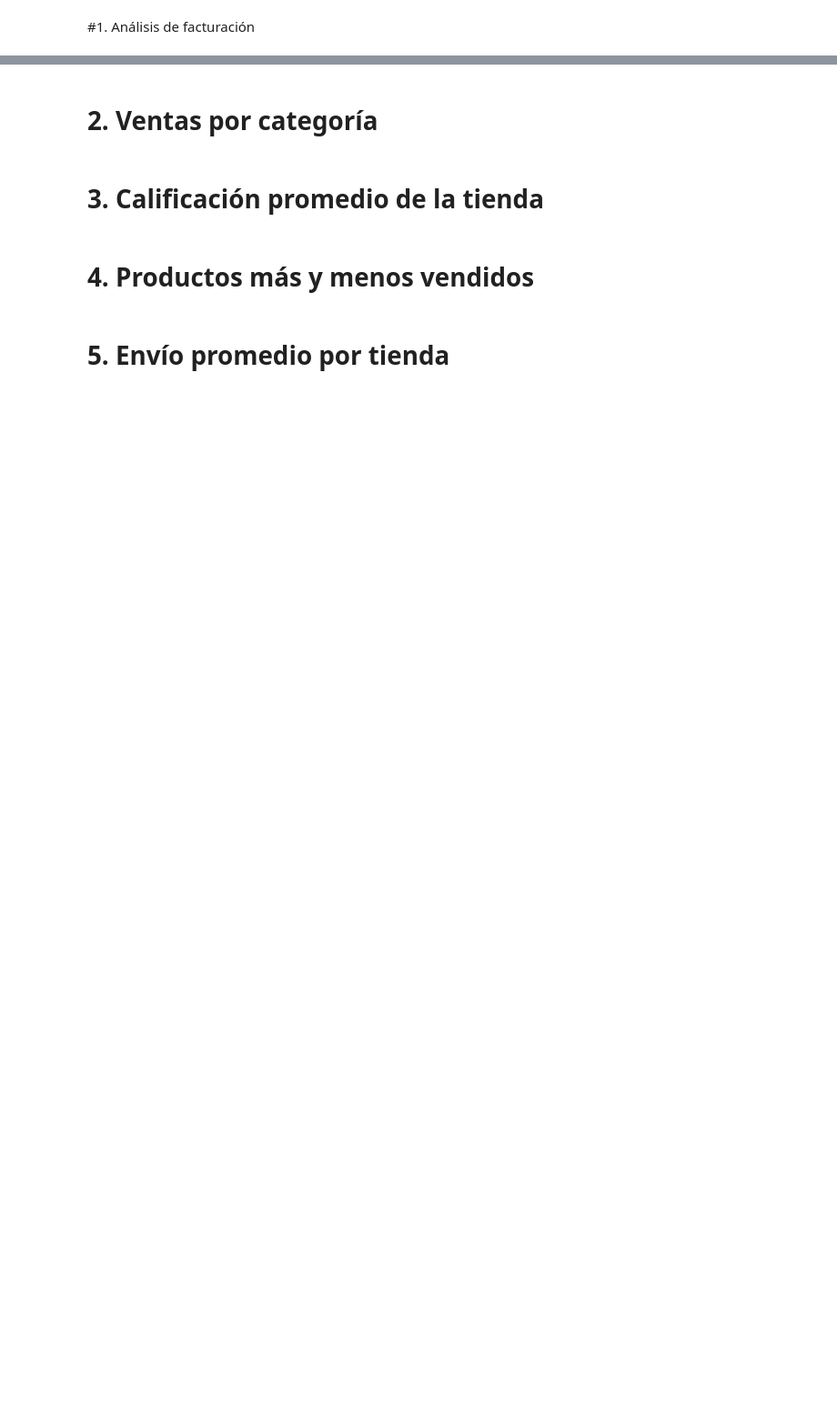
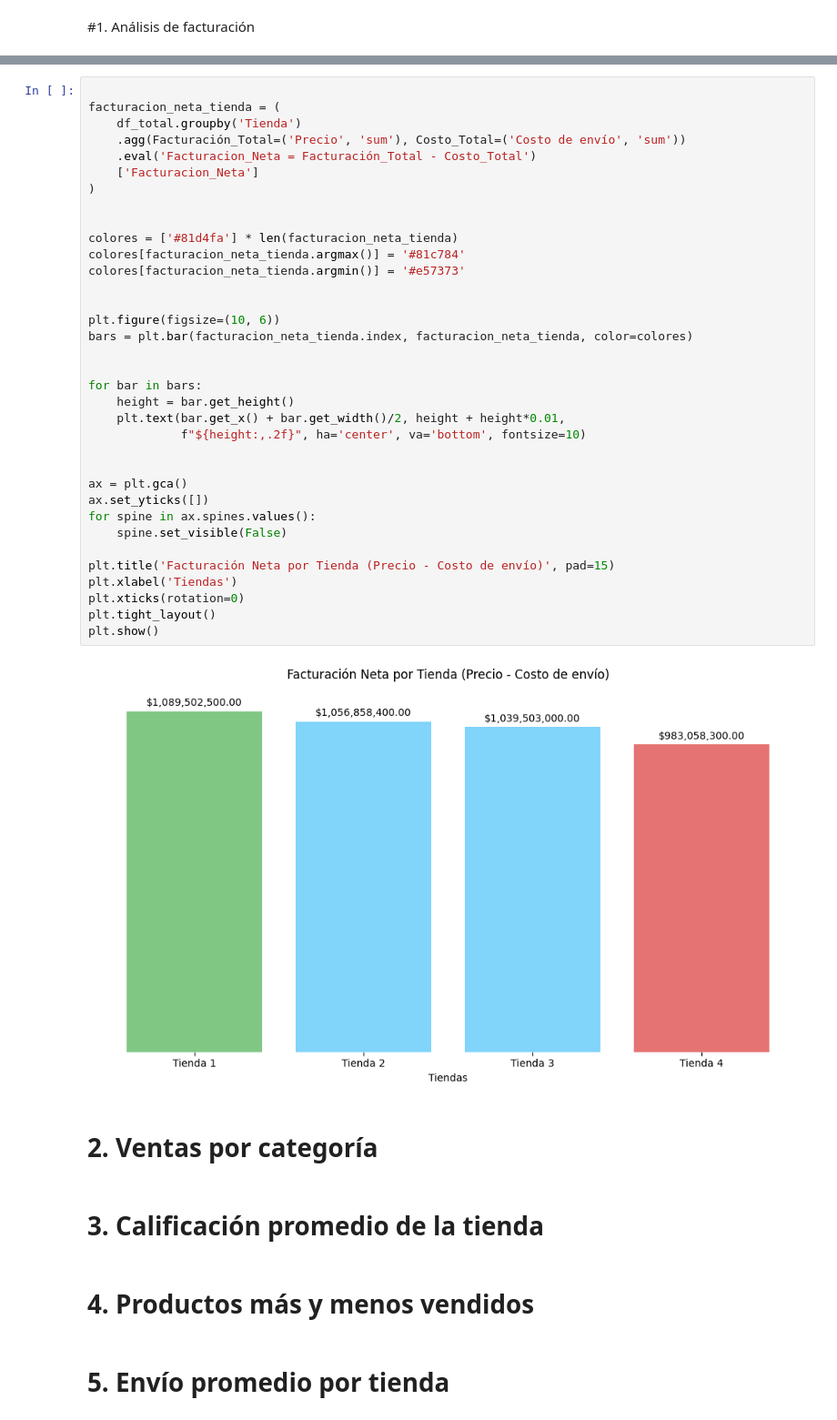
Before and after one commit to r2x4/01_challenge_data_science, a Jupyter notebook: AluraStoreLatam.ipynb, the cells around one changed output, grey strips where cells are left out. Shown at 91% size. Saved outputs shown, nothing was run; the diff lists cells and outputs as text; blank space fills up the shorter version.

```diff
--- a/AluraStoreLatam.ipynb
+++ b/AluraStoreLatam.ipynb
@@ -28,3 +93,40 @@ tienda.head()
+# %%
+
+facturacion_neta_tienda = (
+    df_total.groupby('Tienda')
+    .agg(Facturación_Total=('Precio', 'sum'), Costo_Total=('Costo de envío', 'sum'))
+    .eval('Facturacion_Neta = Facturación_Total - Costo_Total')
+    ['Facturacion_Neta']
+)
+
+
+colores = ['#81d4fa'] * len(facturacion_neta_tienda)
+colores[facturacion_neta_tienda.argmax()] = '#81c784'
+colores[facturacion_neta_tienda.argmin()] = '#e57373'
+
+
+plt.figure(figsize=(10, 6))
+bars = plt.bar(facturacion_neta_tienda.index, facturacion_neta_tienda, color=colores)
+
+
+for bar in bars:
+    height = bar.get_height()
+    plt.text(bar.get_x() + bar.get_width()/2, height + height*0.01,
+             f"${height:,.2f}", ha='center', va='bottom', fontsize=10)
+
+
+ax = plt.gca()
+ax.set_yticks([])
+for spine in ax.spines.values():
+    spine.set_visible(False)
+
+plt.title('Facturación Neta por Tienda (Precio - Costo de envío)', pad=15)
+plt.xlabel('Tiendas')
+plt.xticks(rotation=0)
+plt.tight_layout()
+plt.show()
+# %% [output]
+[figure, added]
 # %% [markdown]
 # 2. Ventas por categoría
 # %% [markdown]
```
Also changed, not shown: parts of 7 cells of this notebook.
